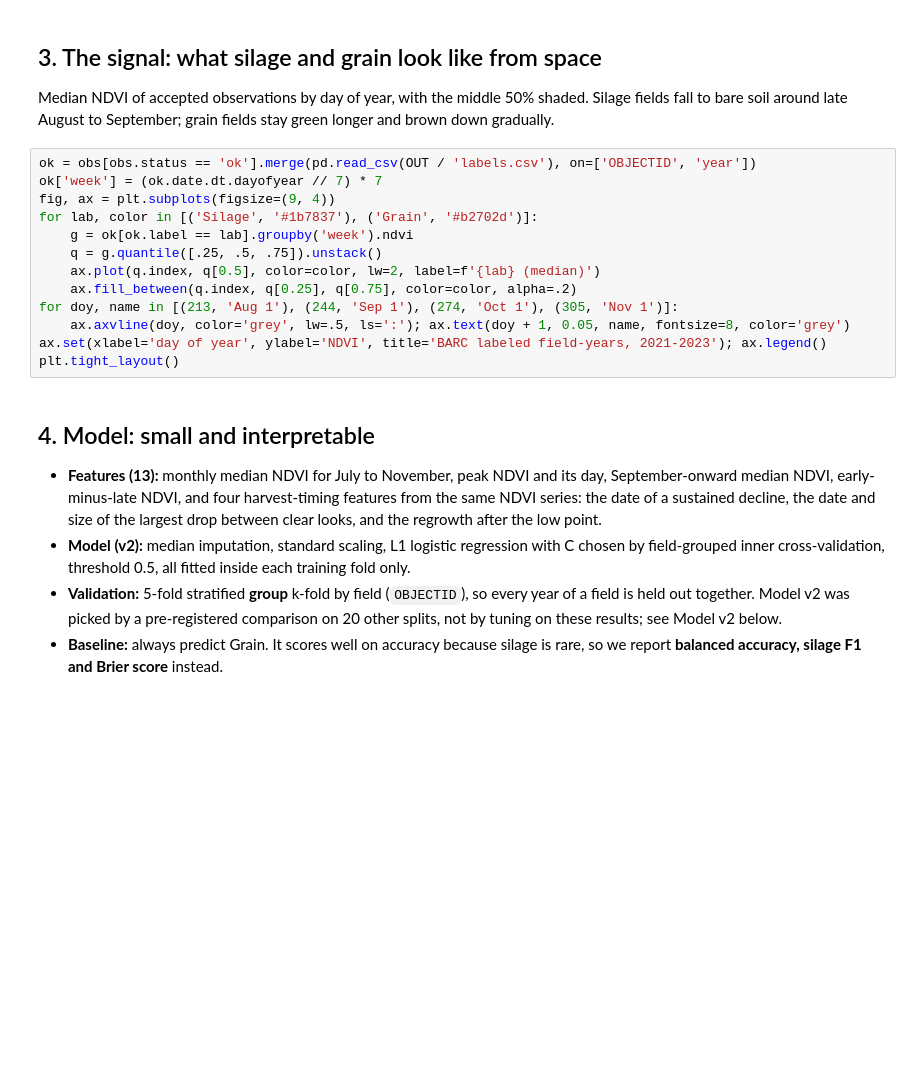
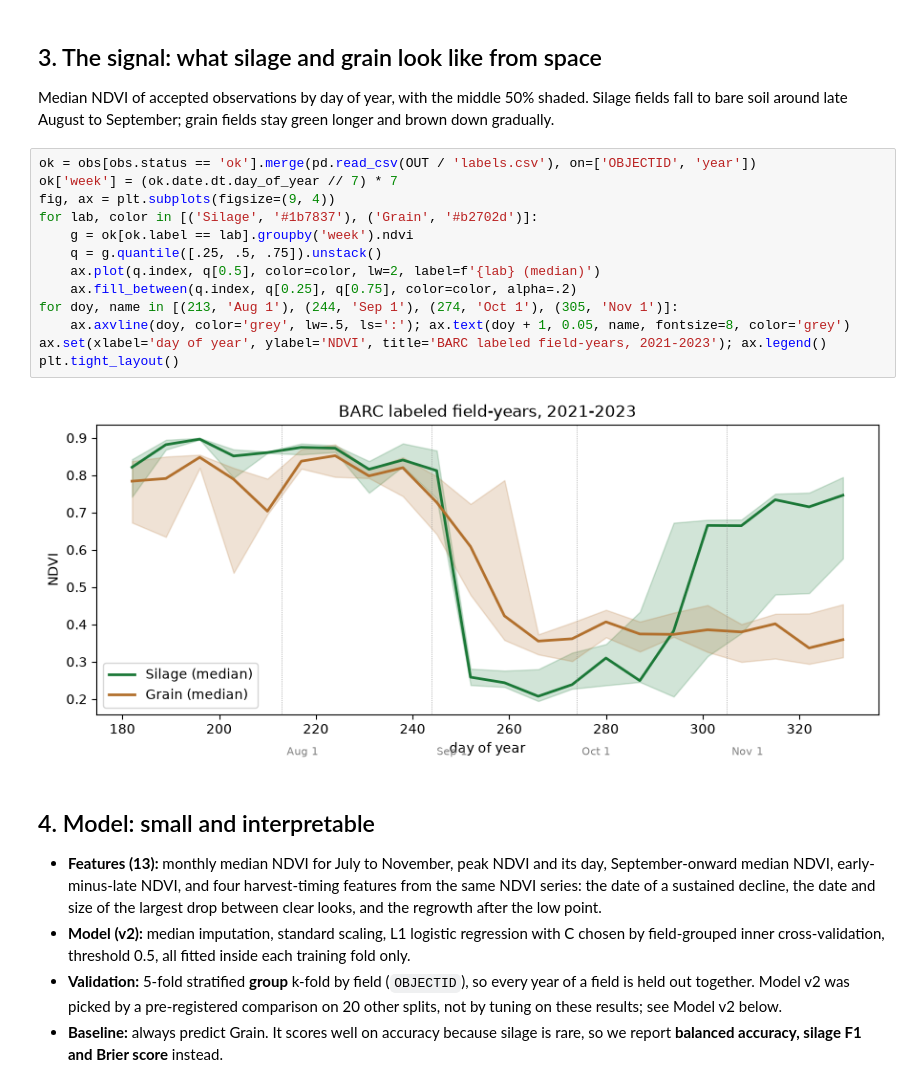
Before and after one commit to KayyMak/hack-the-harvest, a Jupyter notebook: Submission/harvest_submission.ipynb, the cells around one changed output. Saved outputs shown, nothing was run; the diff lists cells and outputs as text; blank space fills up the shorter version.

```diff
--- a/Submission/harvest_submission.ipynb
+++ b/Submission/harvest_submission.ipynb
@@ -84,17 +123,19 @@ prov
 Median NDVI of accepted observations by day of year, with the middle 50% shaded. Silage fields fall to bare soil around late August to September; grain fields stay green longer and brown down gradually.
 # %%
 ok = obs[obs.status == 'ok'].merge(pd.read_csv(OUT / 'labels.csv'), on=['OBJECTID', 'year'])
-ok['week'] = (ok.date.dt.dayofyear // 7) * 7
+ok['week'] = (ok.date.dt.day_of_year // 7) * 7
 fig, ax = plt.subplots(figsize=(9, 4))
 for lab, color in [('Silage', '#1b7837'), ('Grain', '#b2702d')]:
     g = ok[ok.label == lab].groupby('week').ndvi
     q = g.quantile([.25, .5, .75]).unstack()
     ax.plot(q.index, q[0.5], color=color, lw=2, label=f'{lab} (median)')
     ax.fill_between(q.index, q[0.25], q[0.75], color=color, alpha=.2)
 for doy, name in [(213, 'Aug 1'), (244, 'Sep 1'), (274, 'Oct 1'), (305, 'Nov 1')]:
     ax.axvline(doy, color='grey', lw=.5, ls=':'); ax.text(doy + 1, 0.05, name, fontsize=8, color='grey')
 ax.set(xlabel='day of year', ylabel='NDVI', title='BARC labeled field-years, 2021-2023'); ax.legend()
 plt.tight_layout()
+# %% [output]
+[figure, added]
 # %% [markdown]
 ## 4. Model: small and interpretable
 - **Features (13):** monthly median NDVI for July to November, peak NDVI and its day, September-onward median NDVI, early-minus-late NDVI, and four harvest-timing features from the same NDVI series: the date of a sustained decline, the date and size of the largest drop between clear looks, and the regrowth after the low point.
```
Also changed, not shown: parts of 21 cells of this notebook.
